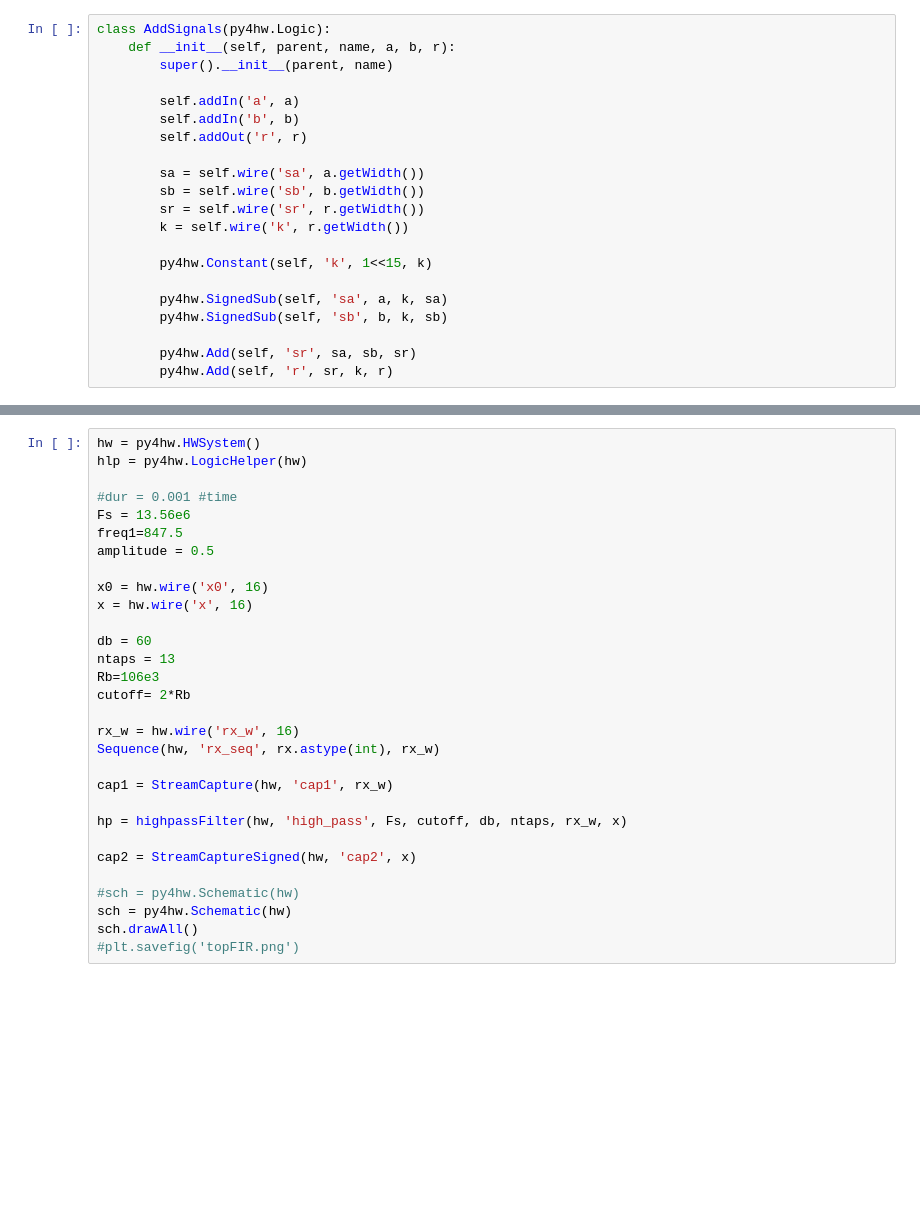
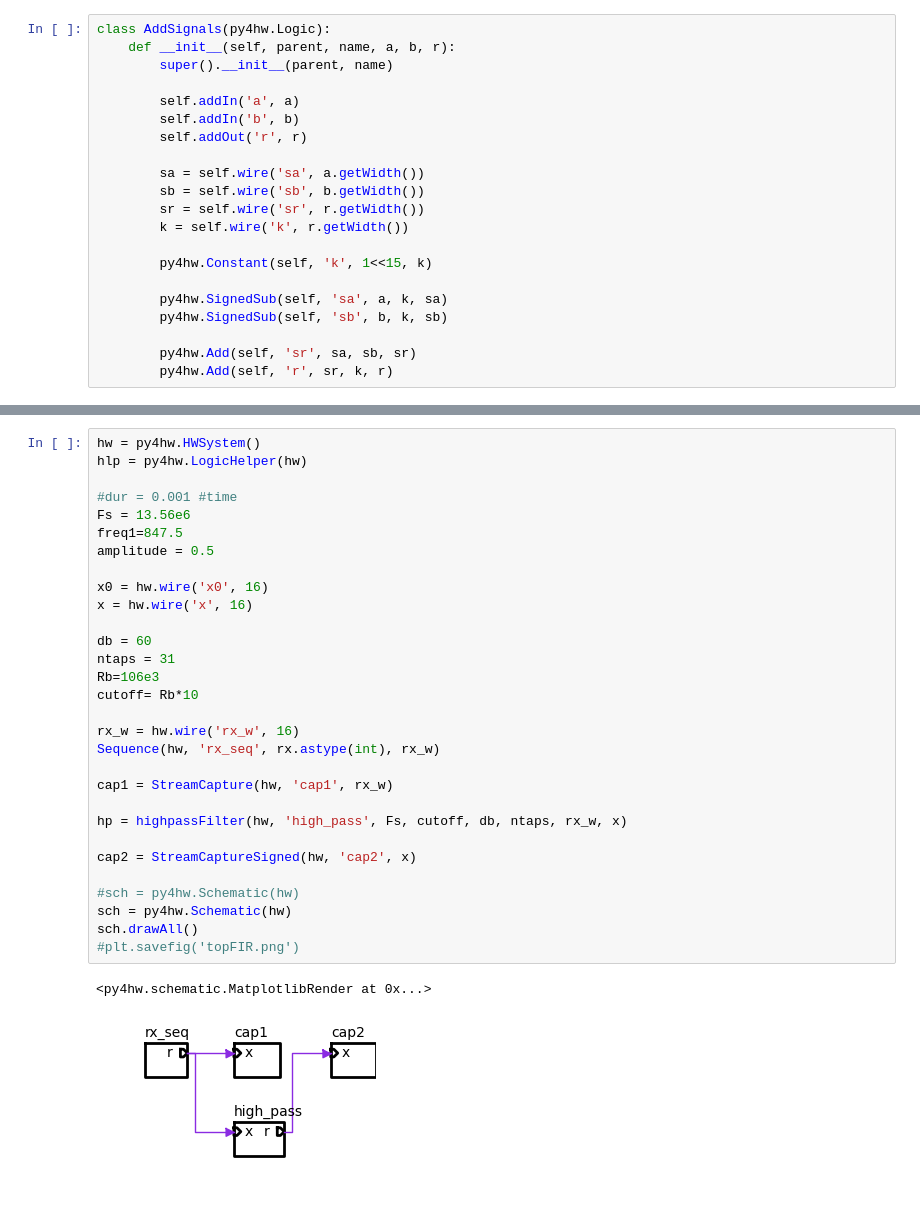
Before and after one commit to davidcastells/FPGA_NFC_transceiver, a Jupyter notebook: analysis/py4hw_response.ipynb, the cells around one changed output, grey strips where cells are left out. Cells and saved outputs as stored; diff of their text form; blank space fills up the shorter version.

```diff
--- a/analysis/py4hw_response.ipynb
+++ b/analysis/py4hw_response.ipynb
@@ -175,31 +181,34 @@ plt.show()
 # %%
 hw = py4hw.HWSystem()
 hlp = py4hw.LogicHelper(hw)
 
 #dur = 0.001 #time
 Fs = 13.56e6
 freq1=847.5
 amplitude = 0.5
 
 x0 = hw.wire('x0', 16)
 x = hw.wire('x', 16)
 
 db = 60
-ntaps = 13
+ntaps = 31
 Rb=106e3
-cutoff= 2*Rb
+cutoff= Rb*10
 
 rx_w = hw.wire('rx_w', 16)
 Sequence(hw, 'rx_seq', rx.astype(int), rx_w)
 
 cap1 = StreamCapture(hw, 'cap1', rx_w)
 
 hp = highpassFilter(hw, 'high_pass', Fs, cutoff, db, ntaps, rx_w, x)
 
 cap2 = StreamCaptureSigned(hw, 'cap2', x)
 
 #sch = py4hw.Schematic(hw)
 sch = py4hw.Schematic(hw)
 sch.drawAll()
 #plt.savefig('topFIR.png')
+# %% [output]
+<py4hw.schematic.MatplotlibRender at 0x...>
+[figure, added]
 # %%
```
Also changed, not shown: parts of 7 cells of this notebook.
